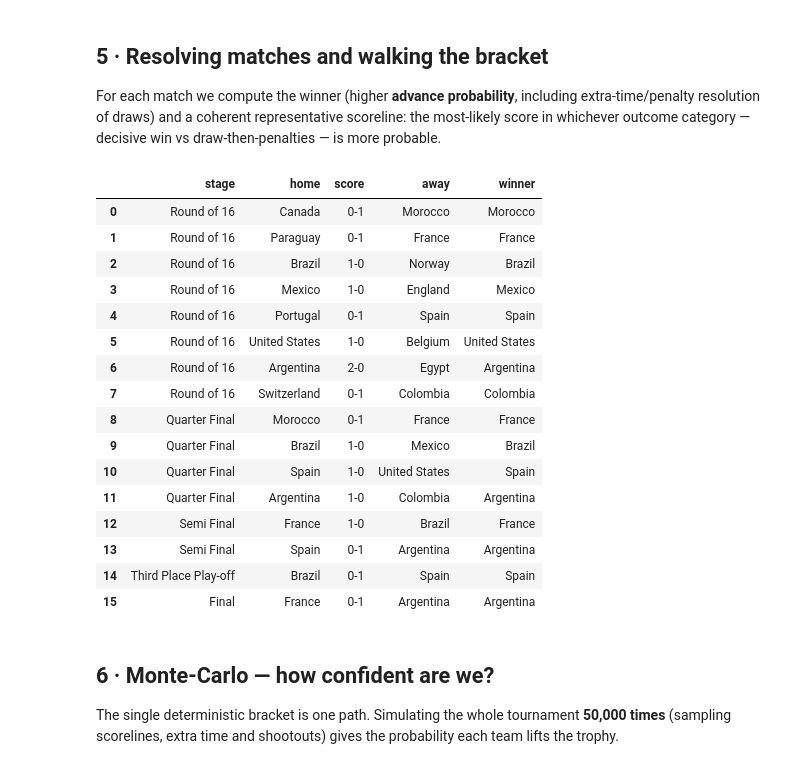
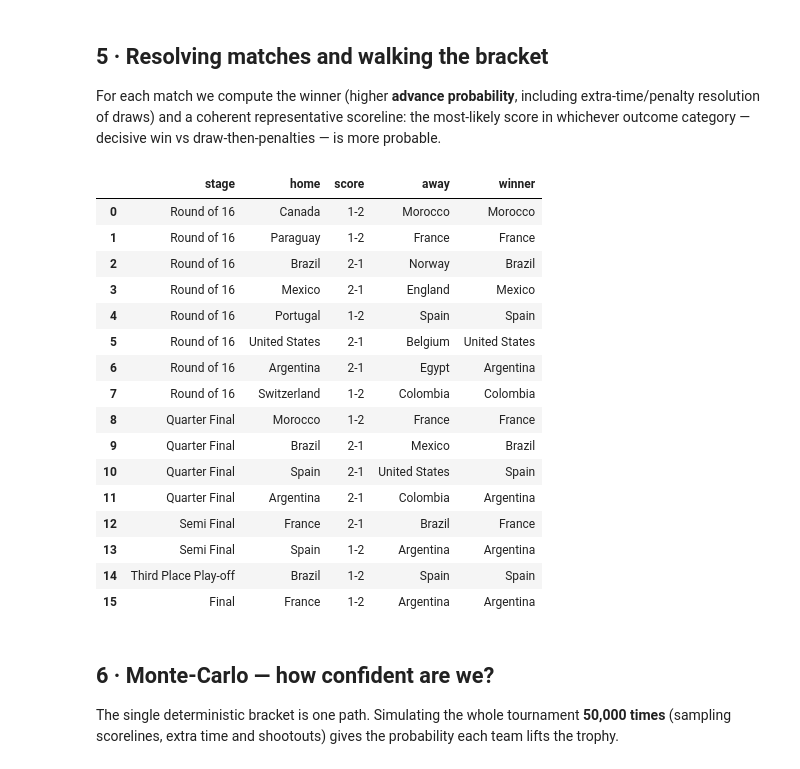
Before and after one commit to nxl49/muFIFA, a Jupyter notebook: notebooks/mufifa_worldcup_2026.ipynb, the cells around one changed output. Saved outputs shown, nothing was run; the diff lists cells and outputs as text; code cells hidden in the pictures.

```diff
--- a/notebooks/mufifa_worldcup_2026.ipynb
+++ b/notebooks/mufifa_worldcup_2026.ipynb
@@ -253,6 +253,10 @@ outcome category — decisive win vs draw-then-penalties — is more probable.
 def elo_edge_draw(home, away, rnd):
     adv = (host_adv(home,rnd) - host_adv(away,rnd)) * HOME_ADV
     return 1.0 / (1.0 + 10 ** (-(((ratings[home]+adv) - ratings[away]))/400.0))
+
+# Scoreline strategy: "expected" -> rounded expected goals (realistic ~2-1),
+#                     "mode"     -> single most-likely exact score (~1-0)
+SCORELINE_MODE = "expected"
 
 def predict_match(home, away, rnd):
     rd = (ratings[home] - ratings[away]) / 100.0
@@ -260,57 +264,66 @@ def predict_match(home, away, rnd):
     la = expected_goals(beta, -rd, host_adv(away, rnd))
     M = score_matrix(lh, la, rho)
     p_home, p_away, p_draw = np.tril(M,-1).sum(), np.triu(M,1).sum(), np.trace(M)
     s = elo_edge_draw(home, away, rnd)
     p_home_adv = p_home + p_draw * s
     winner = home if p_home_adv >= 0.5 else away
-    p_win_reg = p_home if winner == home else p_away
-    decisive = p_win_reg >= p_draw
-    best, bp = (0,0), -1.0
-    for i in range(M.shape[0]):
-        for j in range(M.shape[1]):
-            ok = ((i>j) if winner==home else (j>i)) if decisive else (i==j)
-            if ok and M[i,j] > bp: bp, best = M[i,j], (i,j)
-    return {"home":home,"away":away,"round":rnd,"home_score":best[0],"away_score":best[1],
+    if SCORELINE_MODE == "expected":
+        hg, ag = int(round(lh)), int(round(la))
+        wg = hg if winner==home else ag
+        lg = ag if winner==home else hg
+        wg = max(wg, 1)
+        if wg <= lg: wg = lg + 1
+        hs, as_ = (wg, lg) if winner==home else (lg, wg)
+    else:
+        p_win_reg = p_home if winner == home else p_away
+        decisive = p_win_reg >= p_draw
+        best, bp = (0,0), -1.0
+        for i in range(M.shape[0]):
+            for j in range(M.shape[1]):
+                ok = ((i>j) if winner==home else (j>i)) if decisive else (i==j)
+                if ok and M[i,j] > bp: bp, best = M[i,j], (i,j)
+        hs, as_ = best
+    return {"home":home,"away":away,"round":rnd,"home_score":hs,"away_score":as_,
             "winner":winner,"p_home_adv":round(p_home_adv,3)}
 
 def deterministic_bracket():
     fx = []
     r16w = []
     for i,(h,a) in enumerate(R16_FIXTURES):
         p = predict_match(h,a,"R16"); p["slot"]=f"R16-{i}"; fx.append(p); r16w.append(p["winner"])
     qfw = []
     for q,(i,j) in enumerate(QF_PAIRS):
         p = predict_match(r16w[i],r16w[j],"QF"); p["slot"]=f"QF-{q}"; fx.append(p); qfw.append(p["winner"])
     sfw, sfl = [], []
     for si,(i,j) in enumerate(SF_PAIRS):
         p = predict_match(qfw[i],qfw[j],"SF"); p["slot"]=f"SF-{si}"; fx.append(p)
         sfw.append(p["winner"]); sfl.append(p["away"] if p["winner"]==p["home"] else p["home"])
     p = predict_match(sfl[THIRD_PAIR[0]], sfl[THIRD_PAIR[1]], "Third"); p["slot"]="Third"; fx.append(p)
     p = predict_match(sfw[FINAL_PAIR[0]], sfw[FINAL_PAIR[1]], "Final"); p["slot"]="Final"; fx.append(p)
     return fx
 
 fixtures = deterministic_bracket()
 pd.DataFrame([{"stage":STAGE_LABEL[f["round"]],"home":f["home"],
                "score":f'{f["home_score"]}-{f["away_score"]}',"away":f["away"],
                "winner":f["winner"]} for f in fixtures])
 # %% [output]
 |  | stage | home | score | away | winner |
-| 0 | Round of 16 | Canada | 0-1 | Morocco | Morocco |
-| 1 | Round of 16 | Paraguay | 0-1 | France | France |
-| 2 | Round of 16 | Brazil | 1-0 | Norway | Brazil |
-| 3 | Round of 16 | Mexico | 1-0 | England | Mexico |
-| 4 | Round of 16 | Portugal | 0-1 | Spain | Spain |
-| 5 | Round of 16 | United States | 1-0 | Belgium | United States |
-| 6 | Round of 16 | Argentina | 2-0 | Egypt | Argentina |
-| 7 | Round of 16 | Switzerland | 0-1 | Colombia | Colombia |
-| 8 | Quarter Final | Morocco | 0-1 | France | France |
-| 9 | Quarter Final | Brazil | 1-0 | Mexico | Brazil |
-| 10 | Quarter Final | Spain | 1-0 | United States | Spain |
-| 11 | Quarter Final | Argentina | 1-0 | Colombia | Argentina |
-| 12 | Semi Final | France | 1-0 | Brazil | France |
-| 13 | Semi Final | Spain | 0-1 | Argentina | Argentina |
-| 14 | Third Place Play-off | Brazil | 0-1 | Spain | Spain |
-| 15 | Final | France | 0-1 | Argentina | Argentina |
+| 0 | Round of 16 | Canada | 1-2 | Morocco | Morocco |
+| 1 | Round of 16 | Paraguay | 1-2 | France | France |
+| 2 | Round of 16 | Brazil | 2-1 | Norway | Brazil |
+| 3 | Round of 16 | Mexico | 2-1 | England | Mexico |
+| 4 | Round of 16 | Portugal | 1-2 | Spain | Spain |
+| 5 | Round of 16 | United States | 2-1 | Belgium | United States |
+| 6 | Round of 16 | Argentina | 2-1 | Egypt | Argentina |
+| 7 | Round of 16 | Switzerland | 1-2 | Colombia | Colombia |
+| 8 | Quarter Final | Morocco | 1-2 | France | France |
+| 9 | Quarter Final | Brazil | 2-1 | Mexico | Brazil |
+| 10 | Quarter Final | Spain | 2-1 | United States | Spain |
+| 11 | Quarter Final | Argentina | 2-1 | Colombia | Argentina |
+| 12 | Semi Final | France | 2-1 | Brazil | France |
+| 13 | Semi Final | Spain | 1-2 | Argentina | Argentina |
+| 14 | Third Place Play-off | Brazil | 1-2 | Spain | Spain |
+| 15 | Final | France | 1-2 | Argentina | Argentina |
 # %% [markdown]
 ## 6 · Monte-Carlo — how confident are we?
 
```
Also changed, not shown: parts of 3 cells of this notebook, 4 other files.
